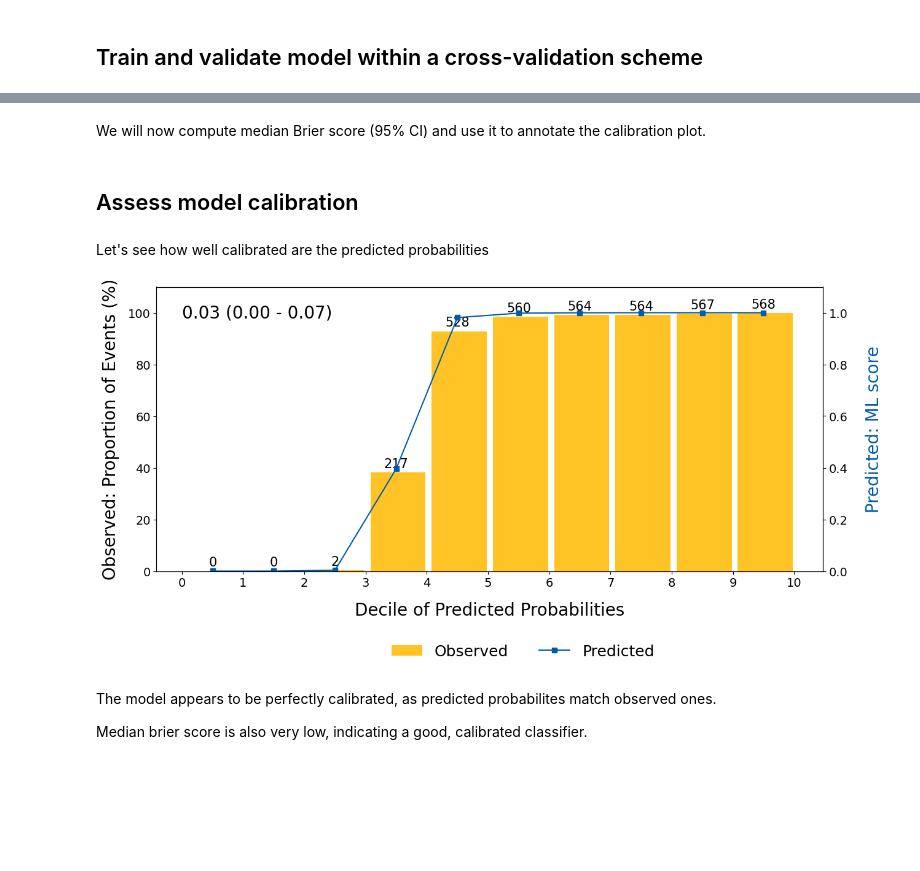
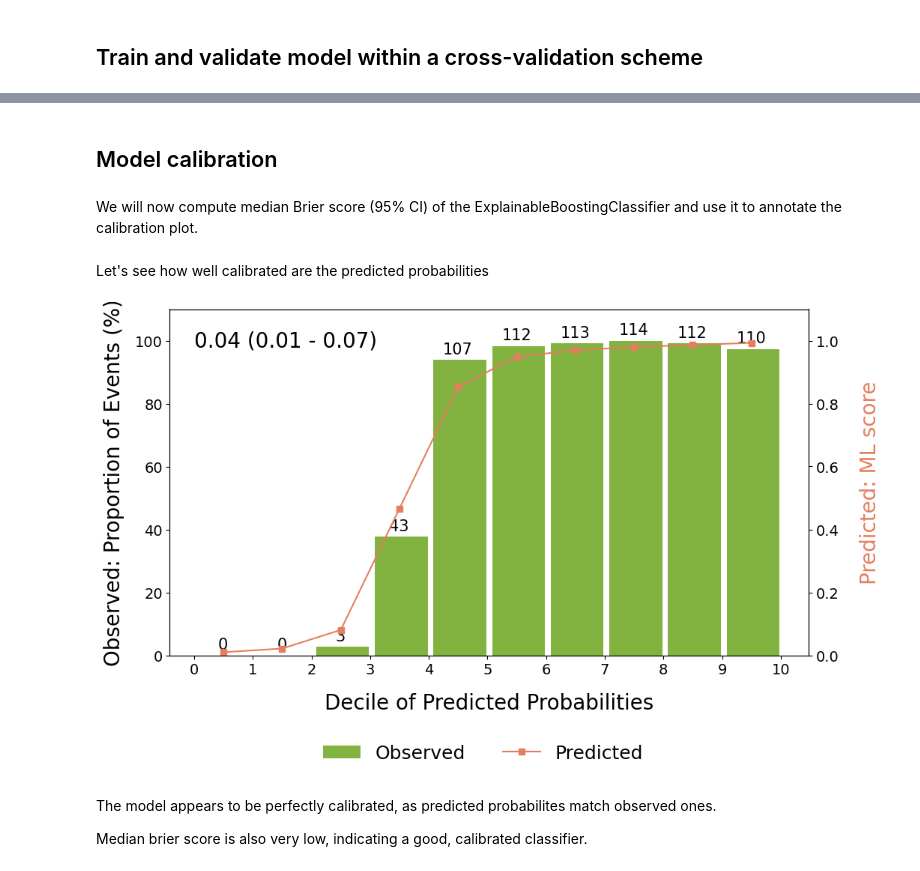
Before and after one commit to francescopisu/modelsight, a Jupyter notebook: docs/example.ipynb, the cells around one changed output, grey strips where cells are left out. Saved outputs shown, nothing was run; the diff lists cells and outputs as text; code cells hidden in the pictures; blank space fills up the shorter version.

```diff
--- a/docs/example.ipynb
+++ b/docs/example.ipynb
@@ -117,0 +131,28 @@ Mean ± SD validation area under the curve: 0.99 ± 0.01
+# %%
+class BinaryModelFactory:
+    def get_model(self, model_name: str) -> Estimator:
+        if model_name == "EBM":
+            return ExplainableBoostingClassifier(random_state=cv_config.get("SEED"),
+                                        interactions=6,
+                                        learning_rate=0.02,
+                                        min_samples_leaf=5,
+                                        n_jobs=-1)
+        elif model_name == "LR":
+            return LogisticRegression(penalty="elasticnet",
+                                 solver="saga",
+                                 l1_ratio=0.3,
+                                 max_iter=10000,
+                                 random_state=cv_config.get("SEED"))
+        elif model_name == "SVC":
+            return SVC(probability=True,
+                   class_weight="balanced",
+                   random_state=cv_config.get("SEED"))
+        elif model_name == "RF":
+            return RandomForestClassifier(random_state=cv_config.get("SEED"),
+                                     n_estimators=5,
+                                     max_depth=3,
+                                     n_jobs=-1)
+        elif model_name == "KNN":
+            return KNeighborsClassifier(n_jobs=-1)
+        else:
+            raise ValueError(f"{model_name} is not a valid estimator name.")
@@ -118,3 +466,5 @@ Mean ± SD validation area under the curve: 0.99 ± 0.01
+# %% [markdown]
+## Model calibration
 # %% [markdown]
-We will now compute median Brier score (95% CI) and use it to annotate the calibration plot.
+We will now compute median Brier score (95% CI) of the ExplainableBoostingClassifier and use it to annotate the calibration plot.
 # %%
@@ -126,33 +477,25 @@ for gt, preds in zip(cv_results["gt_val"], cv_results["probas_val"]):
 brier_low, brier_med, brier_up = np.percentile(briers, [2.5, 50, 97.5])
 
 brier_annot = f"{brier_med:.2f} ({brier_low:.2f} - {brier_up:.2f})"
-# %% [markdown]
-## Assess model calibration
 # %% [markdown]
 Let's see how well calibrated are the predicted probabilities
 # %%
 import matplotlib.pyplot as plt
 from modelsight.calibration import hosmer_lemeshow_plot
 
-# pool validation ground-truths and predicted probabilities in a long vector
-gt_val_conc = np.concatenate(cv_results["gt_val"])
-probas_val_conc = np.concatenate(cv_results["probas_val"])
+f, ax = plt.subplots(1, 1, figsize=(11,6))
 
-f, ax = plt.subplots(1, 1, figsize=(14,6))
-
-f, ax = hosmer_lemeshow_plot(gt_val_conc,
-                             probas_val_conc,
+f, ax = hosmer_lemeshow_plot(cv_results["EBM"].gts_val_conc,
+                             cv_results["EBM"].probas_val_conc,
                              n_bins=10,
-                             colors=('#005CAB', '#FFC325'),
+                             colors=(Colors.darksalmon, Colors.green2),
                              annotate_bars=True,
                              title="",
                              brier_score_annot=brier_annot,
                              ax=ax
                              )
-
-plt.show()
 # %% [output]
-[figure, old version]
+[figure, new version]
 # %% [markdown]
 The model appears to be perfectly calibrated, as predicted probabilites match observed ones.
 
```
Also changed, not shown: parts of 14 cells of this notebook.
